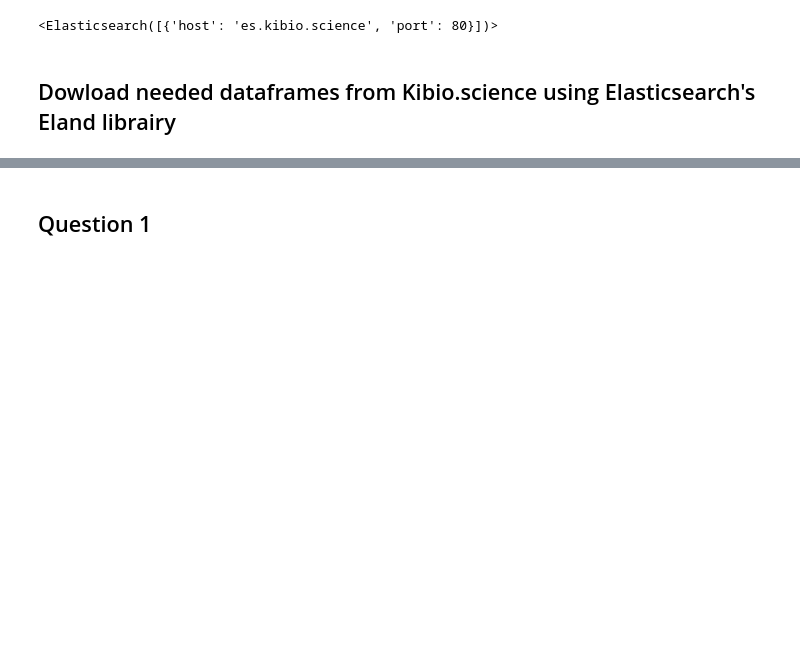
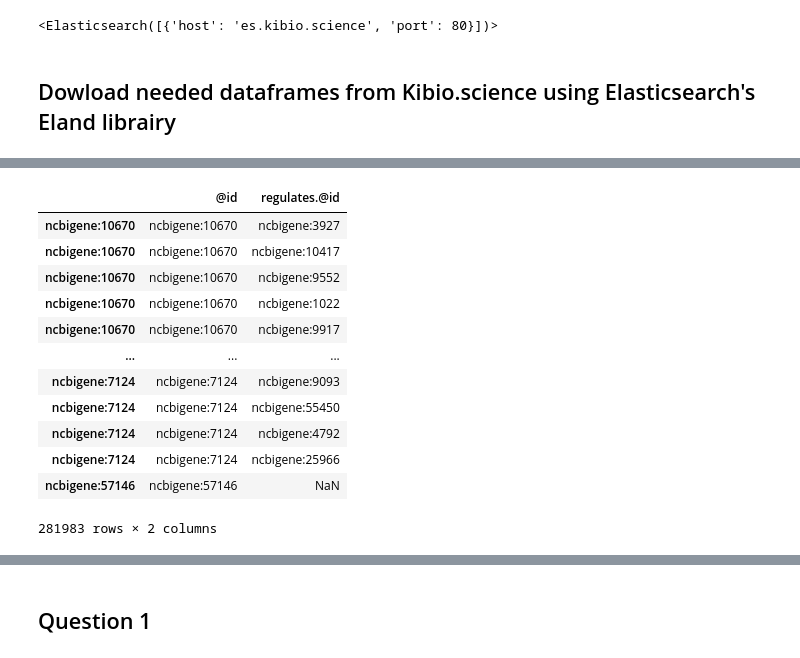
Before and after one commit to fbelleau/kibio-bi, a Jupyter notebook: Demo_case_2_public.ipynb, the cells around one changed output, grey strips where cells are left out. Drawn from its saved outputs; the diff is of its cells as text; code cells hidden in the pictures; blank space fills up the shorter version.

```diff
--- a/Demo_case_2_public.ipynb
+++ b/Demo_case_2_public.ipynb
@@ -54,0 +87,20 @@ disease (137, 17)
+# %%
+# edges_gene_regulates
+
+gene_regulates = gene[['@id','regulates.@id']]
+gene_regulates_edges = gene_regulates.explode('regulates.@id')
+gene_regulates_edges
+# %% [output]
+|  | @id | regulates.@id |
+| ncbigene:10670 | ncbigene:10670 | ncbigene:3927 |
+| ncbigene:10670 | ncbigene:10670 | ncbigene:10417 |
+| ncbigene:10670 | ncbigene:10670 | ncbigene:9552 |
+| ncbigene:10670 | ncbigene:10670 | ncbigene:1022 |
+| ncbigene:10670 | ncbigene:10670 | ncbigene:9917 |
+| ... | ... | ... |
+| ncbigene:7124 | ncbigene:7124 | ncbigene:9093 |
+| ncbigene:7124 | ncbigene:7124 | ncbigene:55450 |
+| ncbigene:7124 | ncbigene:7124 | ncbigene:4792 |
+| ncbigene:7124 | ncbigene:7124 | ncbigene:25966 |
+| ncbigene:57146 | ncbigene:57146 | NaN |
+281983 rows × 2 columns
```
Also changed, not shown: parts of 7 cells of this notebook.
